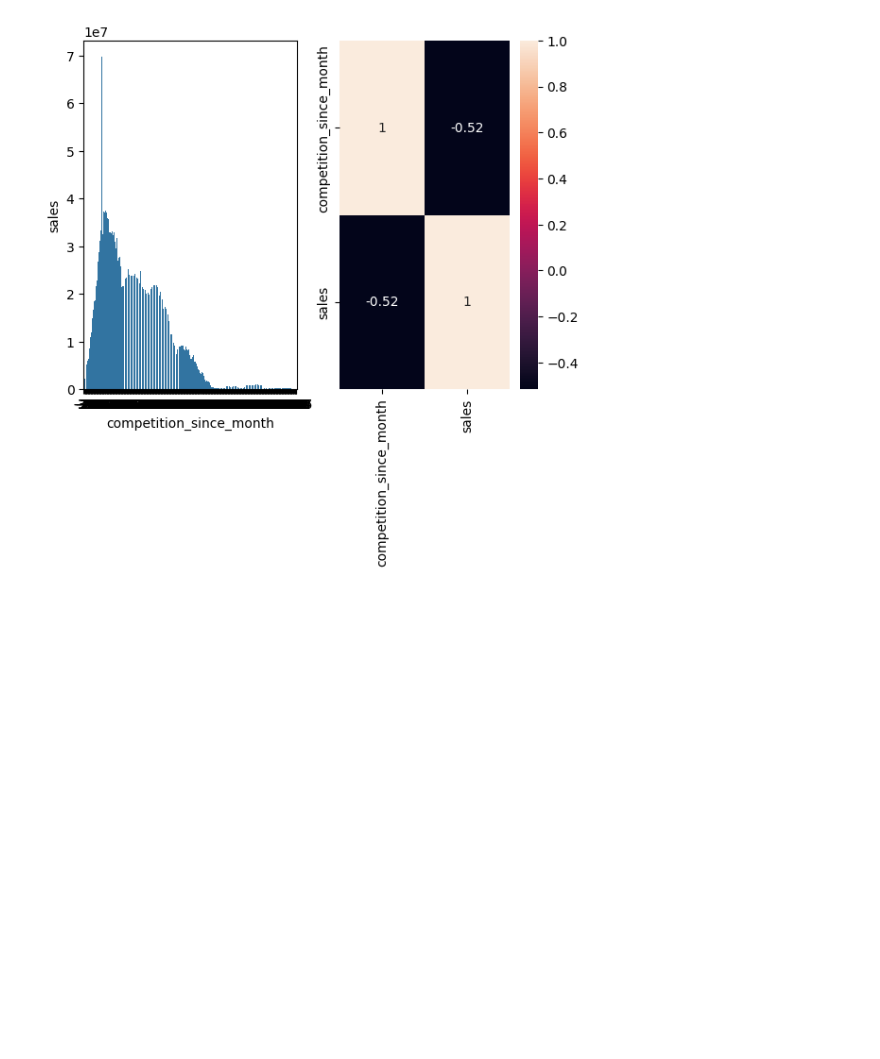
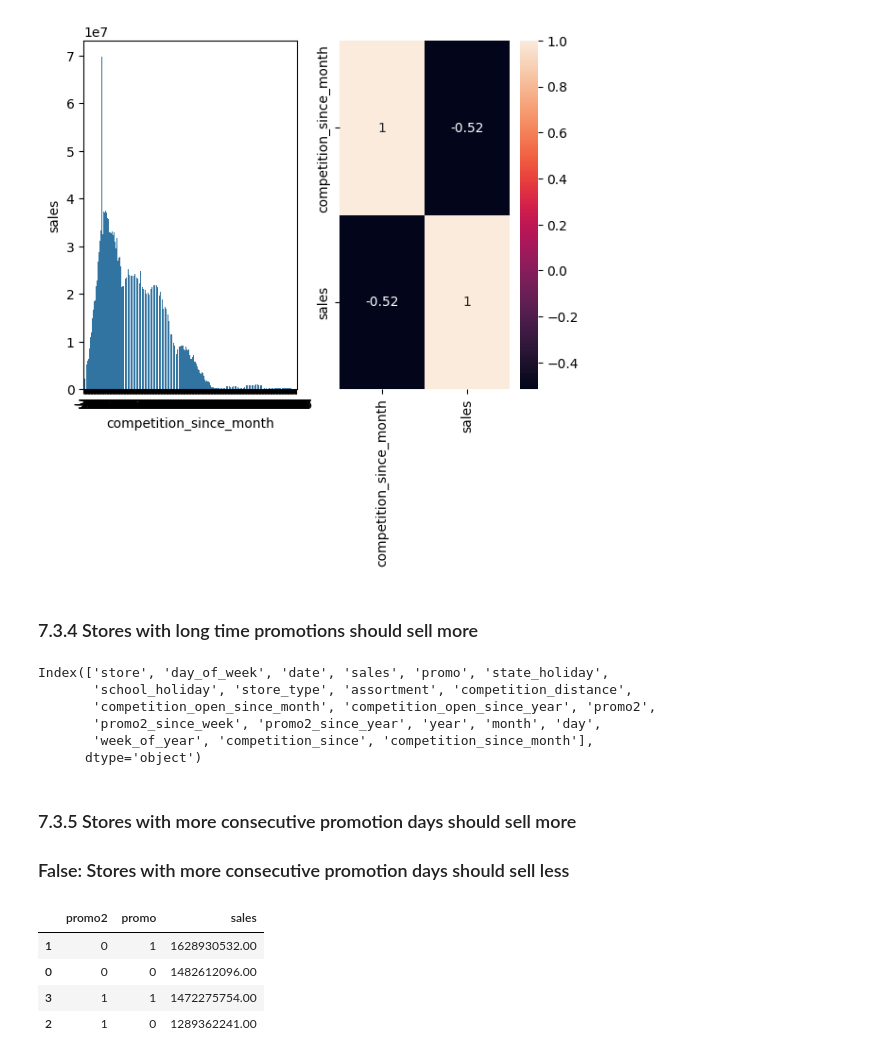
Before and after one commit to thalesluizbraga/eda_rossmann, a Jupyter notebook: eda_rossmann.ipynb, the cells around one changed output. Cells and saved outputs as stored; diff of their text form; code cells hidden in the pictures; blank space fills up the shorter version.

```diff
--- a/eda_rossmann.ipynb
+++ b/eda_rossmann.ipynb
@@ -377,3 +377,27 @@ sns.heatmap(competition_since_grouped[['competition_since_month','sales']].corr(
 plt.xticks(rotation=90);
 # %% [output]
 [figure]
+# %% [markdown]
+### 7.3.4 Stores with long time promotions should sell more
+# %%
+df4.columns
+# %% [output]
+Index(['store', 'day_of_week', 'date', 'sales', 'promo', 'state_holiday',
+       'school_holiday', 'store_type', 'assortment', 'competition_distance',
+       'competition_open_since_month', 'competition_open_since_year', 'promo2',
+       'promo2_since_week', 'promo2_since_year', 'year', 'month', 'day',
+       'week_of_year', 'competition_since', 'competition_since_month'],
+      dtype='object')
+# %% [markdown]
+### 7.3.5 Stores with more consecutive promotion days should sell more
+
+### False: Stores with more consecutive promotion days should sell less
+# %%
+df4[['promo', 'promo2', 'sales']].groupby(['promo2', 'promo']).sum(
+ ).reset_index().sort_values(by='sales', ascending=False)
+# %% [output]
+|  | promo2 | promo | sales |
+| 1 | 0 | 1 | 1628930532.00 |
+| 0 | 0 | 0 | 1482612096.00 |
+| 3 | 1 | 1 | 1472275754.00 |
+| 2 | 1 | 0 | 1289362241.00 |
```
Also changed, not shown: parts of 4 cells of this notebook.
